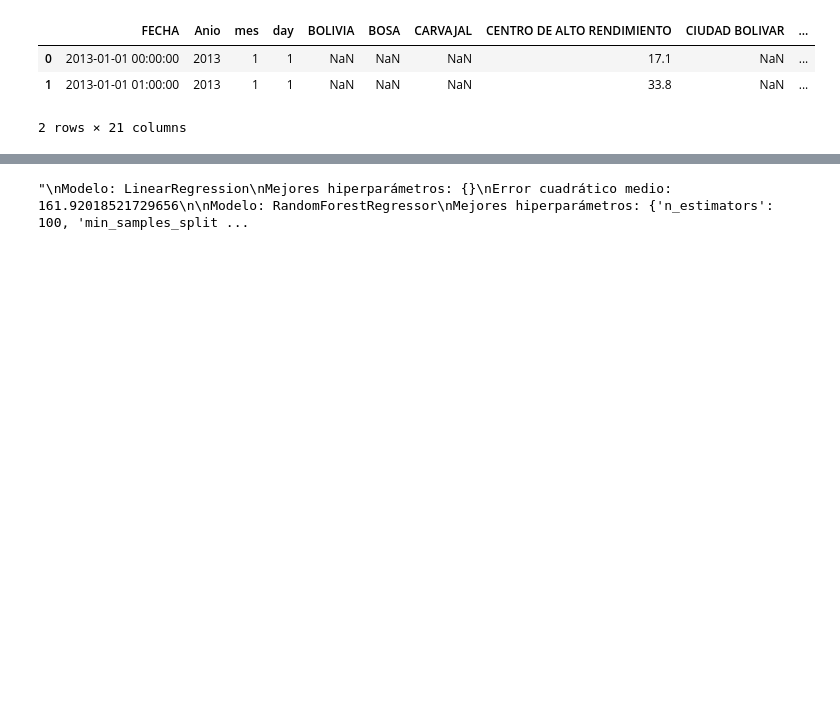
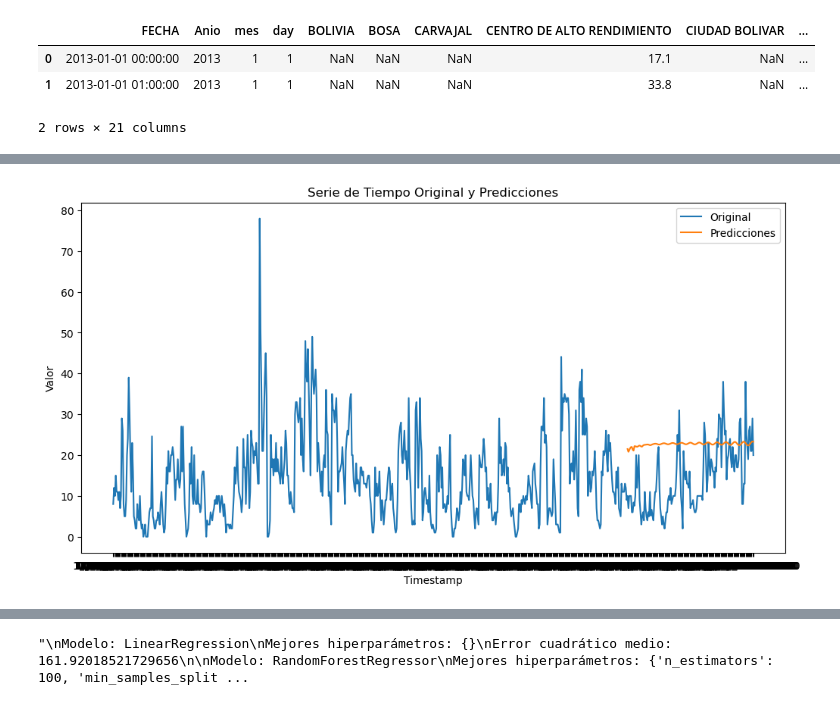
Before and after one commit to earthdeveloperjuanse/MGITG, a Jupyter notebook: Modelamiento/Taller3.ipynb, the cells around one changed output, grey strips where cells are left out. Saved outputs shown, nothing was run; the diff lists cells and outputs as text; code cells hidden in the pictures; blank space fills up the shorter version.

```diff
--- a/Modelamiento/Taller3.ipynb
+++ b/Modelamiento/Taller3.ipynb
@@ -280,0 +339,32 @@ Modelo: KNeighborsRegressor, R2: -0.06859812291184775
+# %%
+sequences = np.array(sequences)
+target = np.array(target)
+# %%
+X_train, X_test, y_train, y_test = train_test_split(sequences, target, test_size = 0.2, random_state = 42)
+
+# Construir el modelo de RNN
+model = Sequential()
+model.add(LSTM(64, input_shape = (sequence_length, num_features), return_sequences = True))
+model.add(LSTM(32, return_sequences = False))
+model.add(Dense(num_features))  # Ajustar el número de neuronas según tus necesidades
+# %%
+model.compile(optimizer = 'adam', loss = 'mean_squared_error')
+
+model.fit(X_train, y_train, epochs = 500, batch_size = 32, validation_data=(X_test, y_test))
+
+# Realizar predicciones
+last_sequence = X_test[-1]
+predicted = []
+
+for _ in range(len(y_test)):
+    pred = model.predict(np.array([last_sequence]))[0]
+    predicted.append(pred)
+    last_sequence = np.concatenate((last_sequence[1:], [pred]), axis = 0)
+
+predicted = np.array(predicted)
+predicted = scaler.inverse_transform(predicted)  # Revertir la escala
+
+# Calcular el error de predicción (puedes usar cualquier métrica de tu elección)
+from sklearn.metrics import mean_squared_error
+mse = mean_squared_error(scaler.inverse_transform(y_test), predicted)
+print(f"Mean Squared Error: {mse}")
@@ -281,3 +406,17 @@ Modelo: KNeighborsRegressor, R2: -0.06859812291184775
+# %%
+predictions = pd.DataFrame(predicted, columns = df_car.columns, index = df_car.index[-len(y_test):])
+
+# Graficar la serie de tiempo original y las predicciones
+plt.figure(figsize = (12, 6))
+plt.plot(df_car.index, df_car['CENTRO DE ALTO RENDIMIENTO'], label = 'Original')
+plt.plot(predictions.index, predictions['CENTRO DE ALTO RENDIMIENTO'], label = 'Predicciones')
+plt.xlabel('Timestamp')
+plt.ylabel('Valor')
+plt.title('Serie de Tiempo Original y Predicciones')
+plt.legend()
+plt.show()
+# %% [output]
+[figure, added]
 # %%
 import pandas as pd
 from sklearn.model_selection import train_test_split, RandomizedSearchCV
```
Also changed, not shown: parts of 20 cells of this notebook, 2 other files.
